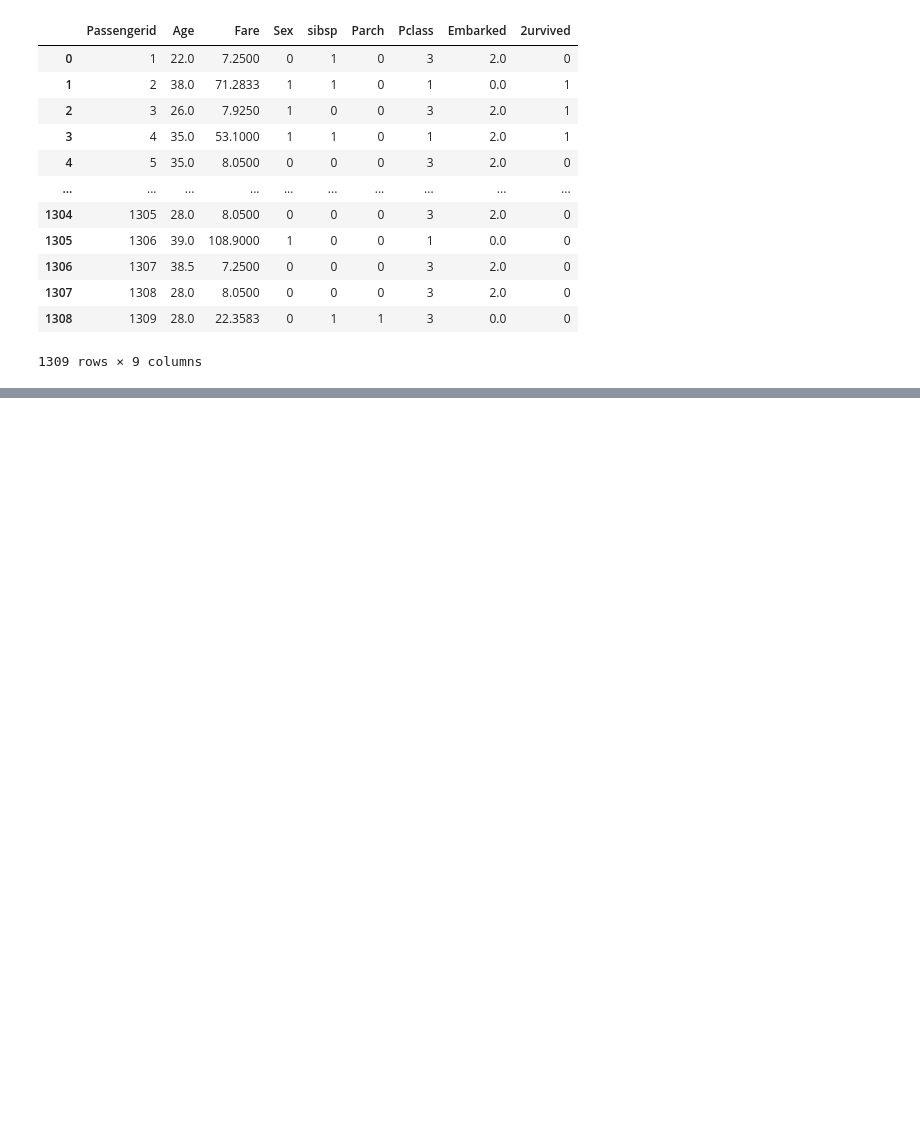
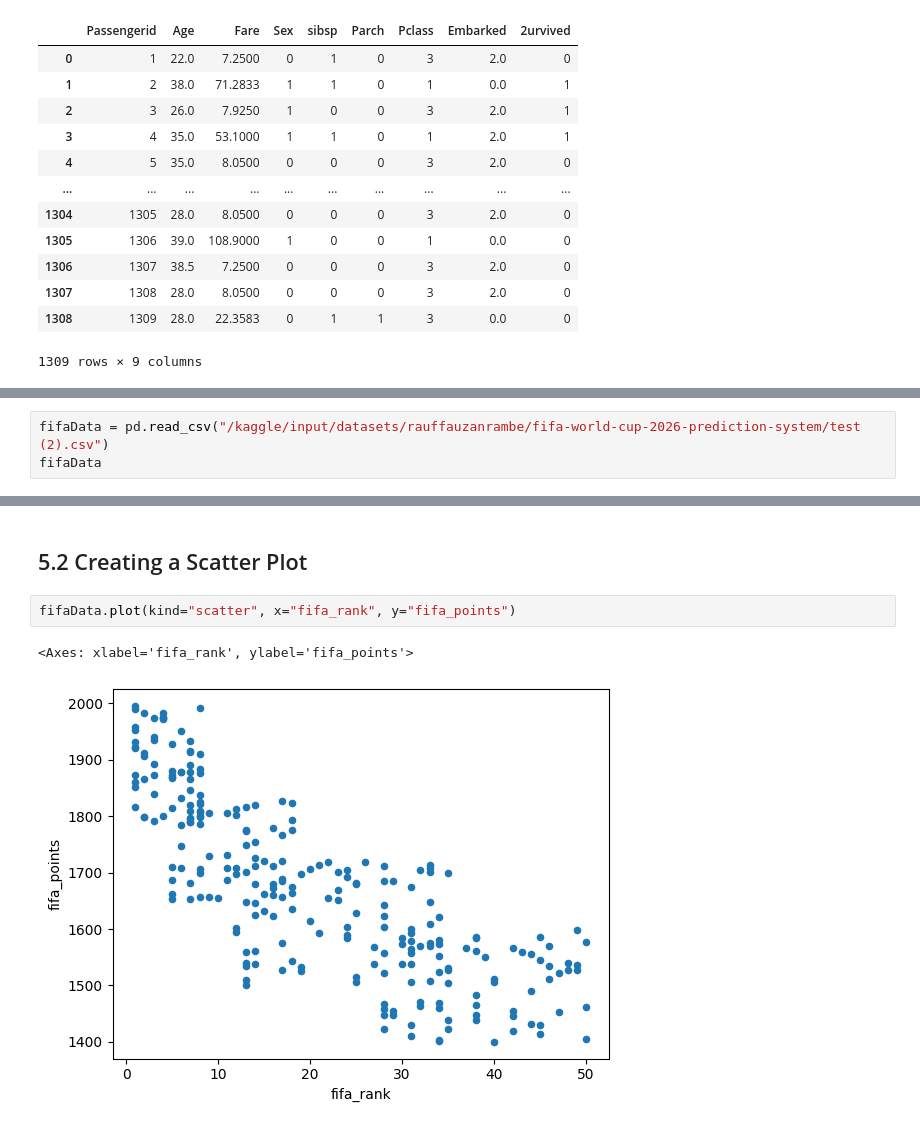
Before and after one commit to ahmedfakhar747/pandas-for-data-science, a Jupyter notebook: Pandas_2_Correlation_Analysis.ipynb, the cells around one changed output, grey strips where cells are left out. Drawn from its saved outputs; the diff is of its cells as text; blank space fills up the shorter version.

Commit message:
Kaggle Notebook | 🐼 Pandas 2: Correlation Analysis | Version 5

```diff
--- a/Pandas_2_Correlation_Analysis.ipynb
+++ b/Pandas_2_Correlation_Analysis.ipynb
@@ -177,0 +286,3 @@ new_data
+# %%
+fifaData = pd.read_csv("/kaggle/input/datasets/rauffauzanrambe/fifa-world-cup-2026-prediction-system/test (2).csv")
+fifaData
@@ -177,0 +303,7 @@ new_data
+# %% [markdown]
+## 5.2 Creating a Scatter Plot
+# %%
+fifaData.plot(kind="scatter", x="fifa_rank", y="fifa_points")
+# %% [output]
+<Axes: xlabel='fifa_rank', ylabel='fifa_points'>
+[figure, added]
```
Also changed, not shown: parts of 21 cells of this notebook.
